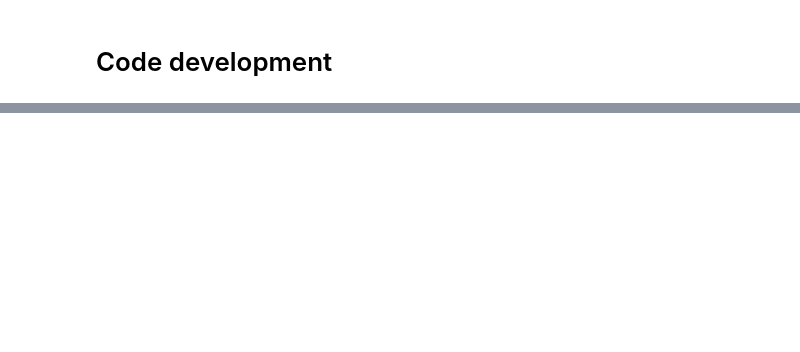
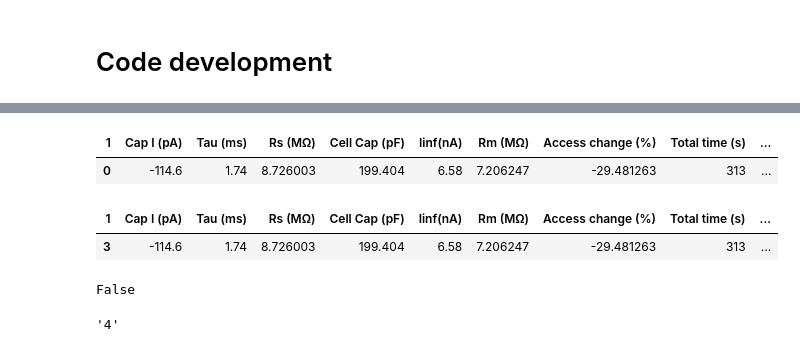
Before and after one commit to DennisDoll/DCLmeetsRETUNE, a Jupyter notebook: patch_clamp_analysis/api_playground.ipynb, the cells around one changed output, grey strips where cells are left out. Cells and saved outputs as stored; diff of their text form; code cells hidden in the pictures; blank space fills up the shorter version.

```diff
--- a/patch_clamp_analysis/api_playground.ipynb
+++ b/patch_clamp_analysis/api_playground.ipynb
@@ -26,0 +35,2 @@ api.save_database()
+# %%
+test = pd.read_excel('/mnt/c/Users/dsege/TEMP/Alexia/NET-cre_vGat-flp/2021_12_09_C2/2021_12_09_C2.xlsx', sheet_name = None)
@@ -26,0 +151,21 @@ api.save_database()
+# %%
+
+remaining_data_df
+# %% [output]
+| 1 | Cap I (pA) | Tau (ms) | Rs (MΩ) | Cell Cap (pF) | Iinf(nA) | Rm (MΩ) | Access change (%) | Total time (s) | ... |
+| 0 | -114.6 | 1.74 | 8.726003 | 199.404 | 6.58 | 7.206247 | -29.481263 | 313 | ... |
+# %%
+single_stimulation_df[data_columns]
+# %% [output]
+| 1 | Cap I (pA) | Tau (ms) | Rs (MΩ) | Cell Cap (pF) | Iinf(nA) | Rm (MΩ) | Access change (%) | Total time (s) | ... |
+| 3 | -114.6 | 1.74 | 8.726003 | 199.404 | 6.58 | 7.206247 | -29.481263 | 313 | ... |
+# %%
+import datetime
+isinstance(time_since_cutting, datetime.time)
+# %% [output]
+False
+# %%
+tmp_str = tmp_str.replace(' Hz', '')
+tmp_str
+# %% [output]
+'4'
```
Also changed, not shown: parts of 15 cells of this notebook, 1 other file.
